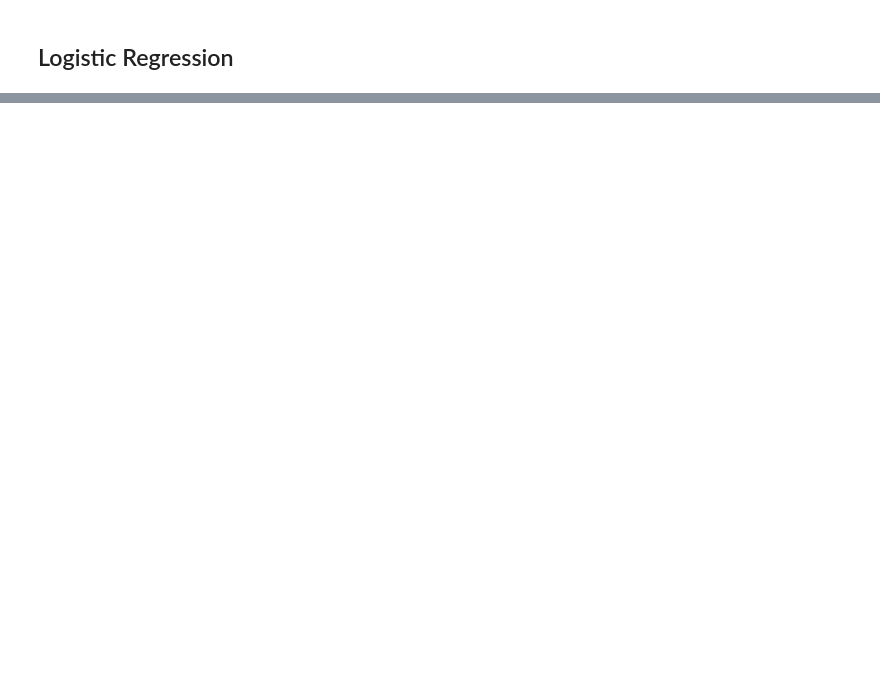
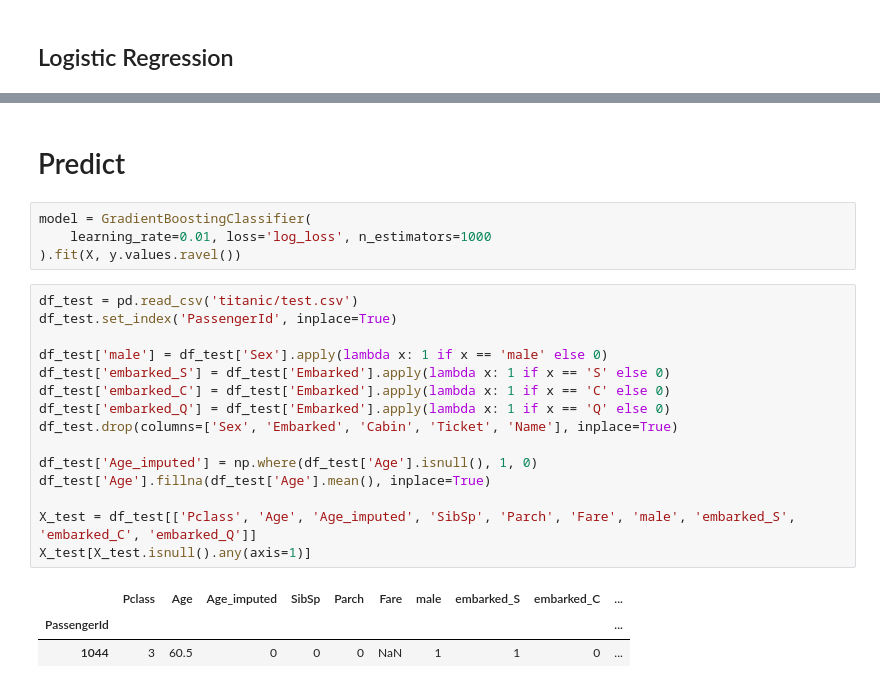
Before and after one commit to daniel-petrov/kaggle-titanic, a Jupyter notebook: main.ipynb, the cells around one changed output, grey strips where cells are left out. Saved outputs shown, nothing was run; the diff lists cells and outputs as text; blank space fills up the shorter version.

```diff
--- a/main.ipynb
+++ b/main.ipynb
@@ -206,0 +156,25 @@ print(results.iloc[0]['mean_test_score'])
+# %% [markdown]
+# Predict
+# %%
+model = GradientBoostingClassifier(
+    learning_rate=0.01, loss='log_loss', n_estimators=1000
+).fit(X, y.values.ravel())
+# %%
+df_test = pd.read_csv('titanic/test.csv')
+df_test.set_index('PassengerId', inplace=True)
+
+df_test['male'] = df_test['Sex'].apply(lambda x: 1 if x == 'male' else 0)
+df_test['embarked_S'] = df_test['Embarked'].apply(lambda x: 1 if x == 'S' else 0)
+df_test['embarked_C'] = df_test['Embarked'].apply(lambda x: 1 if x == 'C' else 0)
+df_test['embarked_Q'] = df_test['Embarked'].apply(lambda x: 1 if x == 'Q' else 0)
+df_test.drop(columns=['Sex', 'Embarked', 'Cabin', 'Ticket', 'Name'], inplace=True)
+
+df_test['Age_imputed'] = np.where(df_test['Age'].isnull(), 1, 0)
+df_test['Age'].fillna(df_test['Age'].mean(), inplace=True)
+
+X_test = df_test[['Pclass', 'Age', 'Age_imputed', 'SibSp', 'Parch', 'Fare', 'male', 'embarked_S', 'embarked_C', 'embarked_Q']]
+X_test[X_test.isnull().any(axis=1)]
+# %% [output]
+|  | Pclass | Age | Age_imputed | SibSp | Parch | Fare | male | embarked_S | embarked_C | ... |
+| PassengerId |  |  |  |  |  |  |  |  |  | ... |
+| 1044 | 3 | 60.5 | 0 | 0 | 0 | NaN | 1 | 1 | 0 | ... |
```
Also changed, not shown: parts of 30 cells of this notebook.
